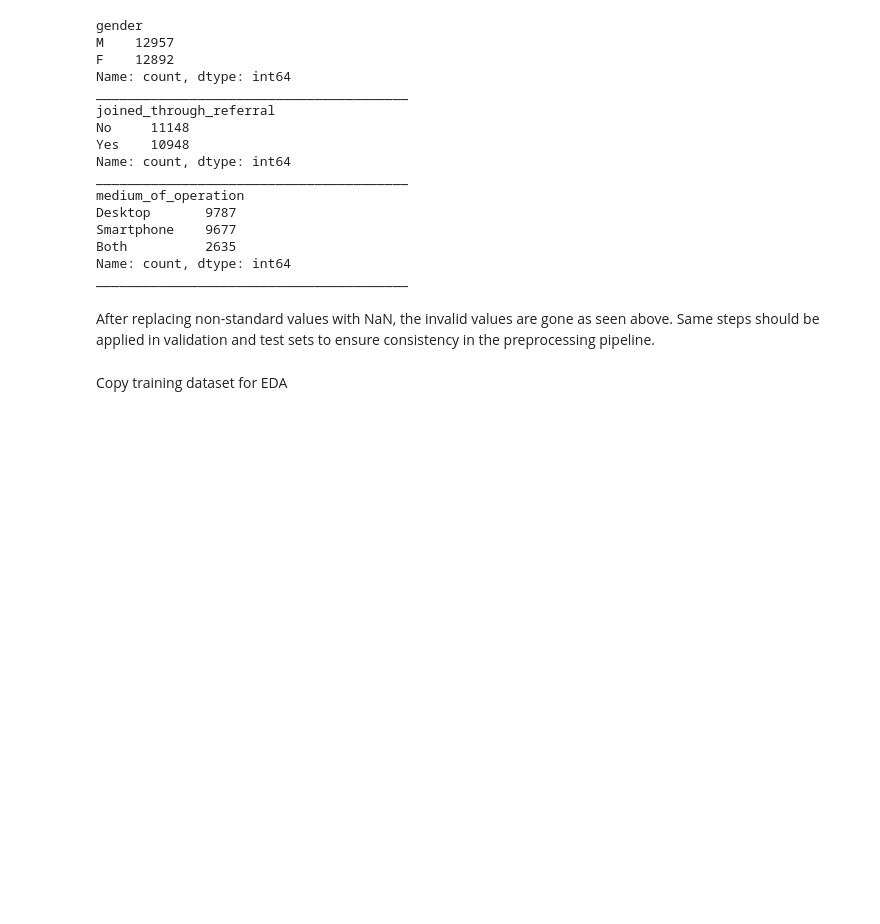
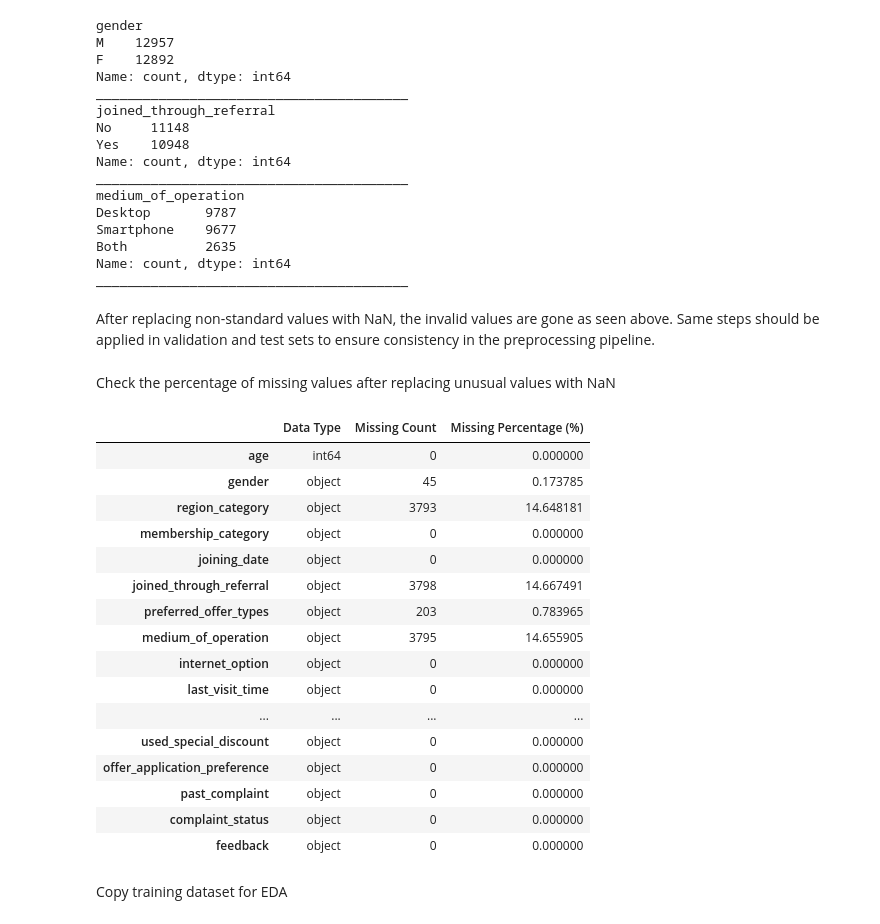
Before and after one commit to CMPE252/customer-churn-prediction, a Jupyter notebook: notebook/CMPE_252_Customer_Churn_Prediction.ipynb, the cells around one changed output. Cells and saved outputs as stored; diff of their text form; code cells hidden in the pictures; blank space fills up the shorter version.

Commit message:
Add function to check missing values

```diff
--- a/notebook/CMPE_252_Customer_Churn_Prediction.ipynb
+++ b/notebook/CMPE_252_Customer_Churn_Prediction.ipynb
@@ -429,6 +430,43 @@ for column in nonstandard_cols:
   #replace the invalid values with NaN
   X_valid[column] = X_valid[column].replace(nonstandard_values, np.nan)
   X_test[column] = X_test[column].replace(nonstandard_values, np.nan)
+# %% [markdown]
+Check the percentage of missing values after replacing unusual values with NaN
+# %%
+# Function to check percentage of missing values
+def check_missing_values(df):
+  """
+  Check the percentage of missing values in a DataFrame.
+  """
+
+  missing_df = pd.DataFrame({
+    "Data Type": df.dtypes,
+    "Missing Count": df.isnull().sum(),
+    "Missing Percentage (%)": df.isnull().mean() * 100
+  })
+
+  return(missing_df)
+
+# Check missing values for X_train
+check_missing_values(X_train)
+# %% [output]
+|  | Data Type | Missing Count | Missing Percentage (%) |
+| age | int64 | 0 | 0.000000 |
+| gender | object | 45 | 0.173785 |
+| region_category | object | 3793 | 14.648181 |
+| membership_category | object | 0 | 0.000000 |
+| joining_date | object | 0 | 0.000000 |
+| joined_through_referral | object | 3798 | 14.667491 |
+| preferred_offer_types | object | 203 | 0.783965 |
+| medium_of_operation | object | 3795 | 14.655905 |
+| internet_option | object | 0 | 0.000000 |
+| last_visit_time | object | 0 | 0.000000 |
+| ... | ... | ... | ... |
+| used_special_discount | object | 0 | 0.000000 |
+| offer_application_preference | object | 0 | 0.000000 |
+| past_complaint | object | 0 | 0.000000 |
+| complaint_status | object | 0 | 0.000000 |
+| feedback | object | 0 | 0.000000 |
 # %% [markdown]
 Copy training dataset for EDA
 # %%
```
Also changed, not shown: parts of 4 cells of this notebook.
